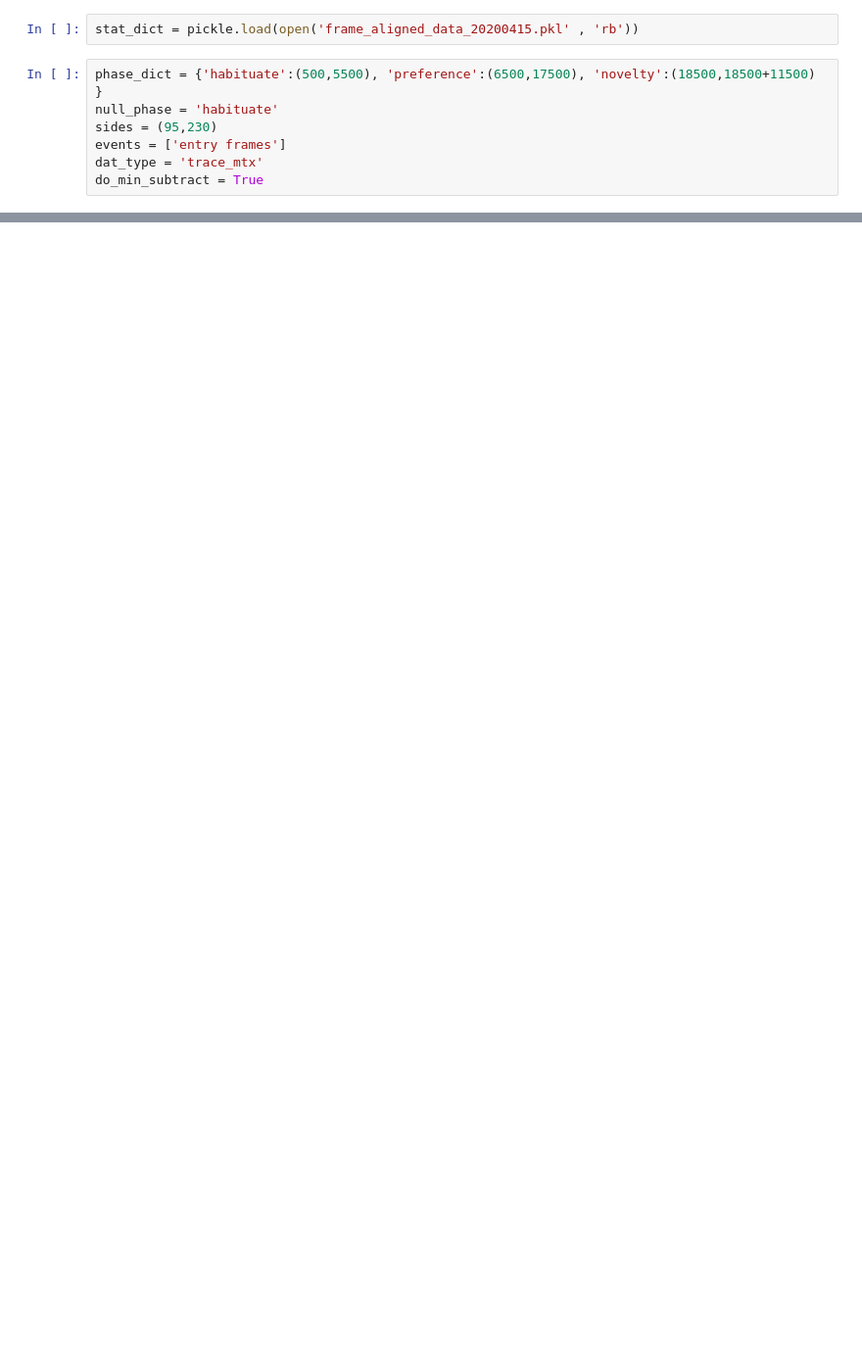
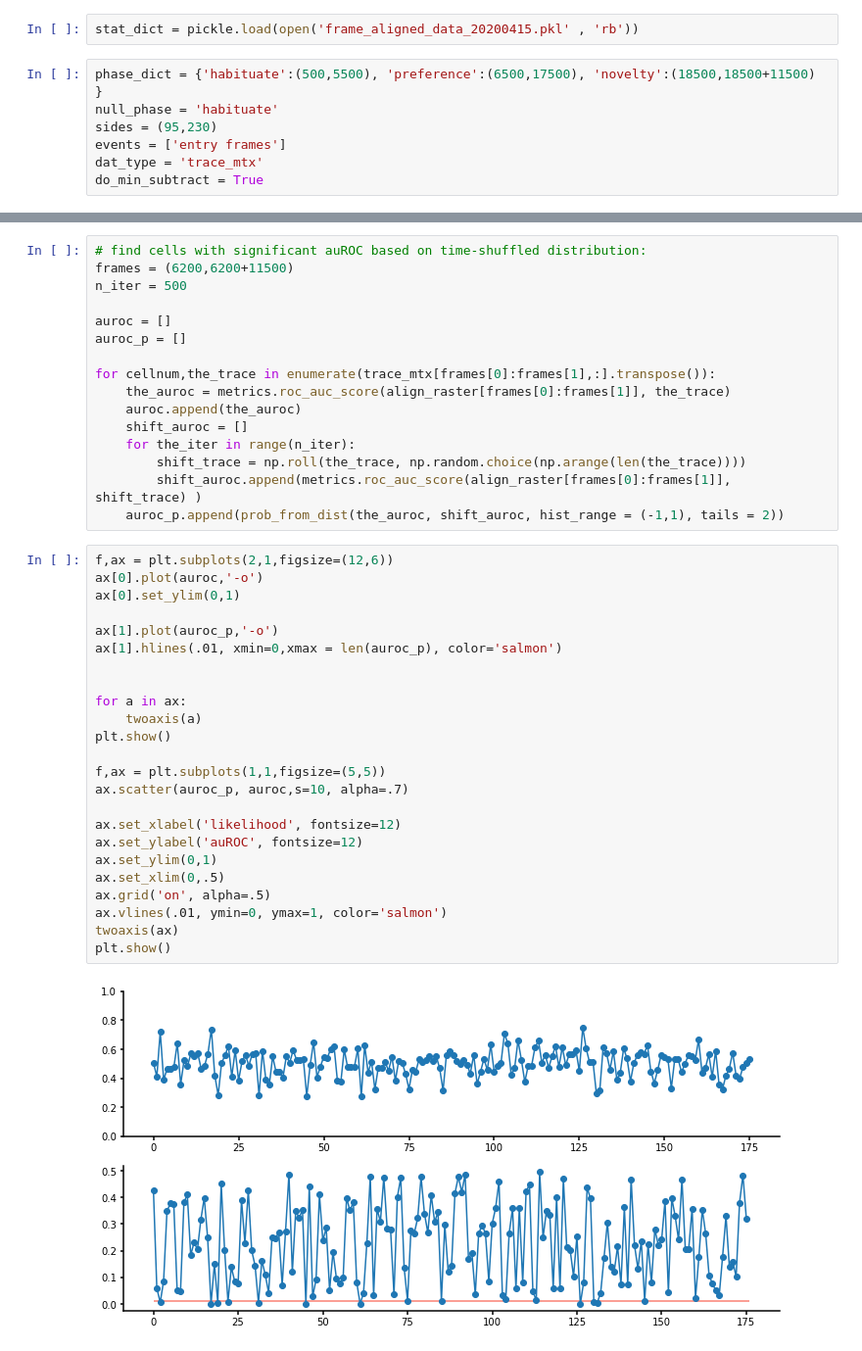
Before and after one commit to inscopix/astellas, a Jupyter notebook: astellas_modulation_sandbox.ipynb, the cells around one changed output, grey strips where cells are left out. Shown at 98% size. Cells and saved outputs as stored; diff of their text form; blank space fills up the shorter version.

Commit message:
ROC based modulation index

```diff
--- a/astellas_modulation_sandbox.ipynb
+++ b/astellas_modulation_sandbox.ipynb
@@ -2024,0 +2098,42 @@ do_min_subtract = True
+# %%
+# find cells with significant auROC based on time-shuffled distribution:
+frames = (6200,6200+11500)
+n_iter = 500
+
+auroc = []
+auroc_p = []
+
+for cellnum,the_trace in enumerate(trace_mtx[frames[0]:frames[1],:].transpose()):
+    the_auroc = metrics.roc_auc_score(align_raster[frames[0]:frames[1]], the_trace)
+    auroc.append(the_auroc)
+    shift_auroc = []
+    for the_iter in range(n_iter):
+        shift_trace = np.roll(the_trace, np.random.choice(np.arange(len(the_trace))))
+        shift_auroc.append(metrics.roc_auc_score(align_raster[frames[0]:frames[1]], shift_trace) )
+    auroc_p.append(prob_from_dist(the_auroc, shift_auroc, hist_range = (-1,1), tails = 2))
+# %%
+f,ax = plt.subplots(2,1,figsize=(12,6))
+ax[0].plot(auroc,'-o')
+ax[0].set_ylim(0,1)
+
+ax[1].plot(auroc_p,'-o')
+ax[1].hlines(.01, xmin=0,xmax = len(auroc_p), color='salmon')
+
+
+for a in ax:
+    twoaxis(a)
+plt.show()
+
+f,ax = plt.subplots(1,1,figsize=(5,5))
+ax.scatter(auroc_p, auroc,s=10, alpha=.7)
+
+ax.set_xlabel('likelihood', fontsize=12)
+ax.set_ylabel('auROC', fontsize=12)
+ax.set_ylim(0,1)
+ax.set_xlim(0,.5)
+ax.grid('on', alpha=.5)
+ax.vlines(.01, ymin=0, ymax=1, color='salmon')
+twoaxis(ax)
+plt.show()
+# %% [output]
+[figure, added]
```
Also changed, not shown: parts of 69 cells of this notebook.
